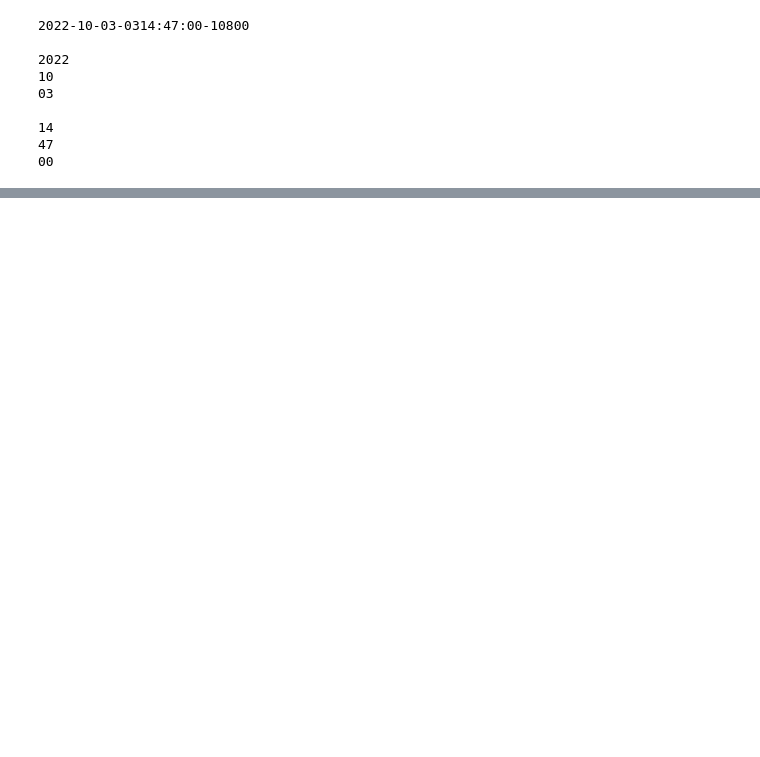
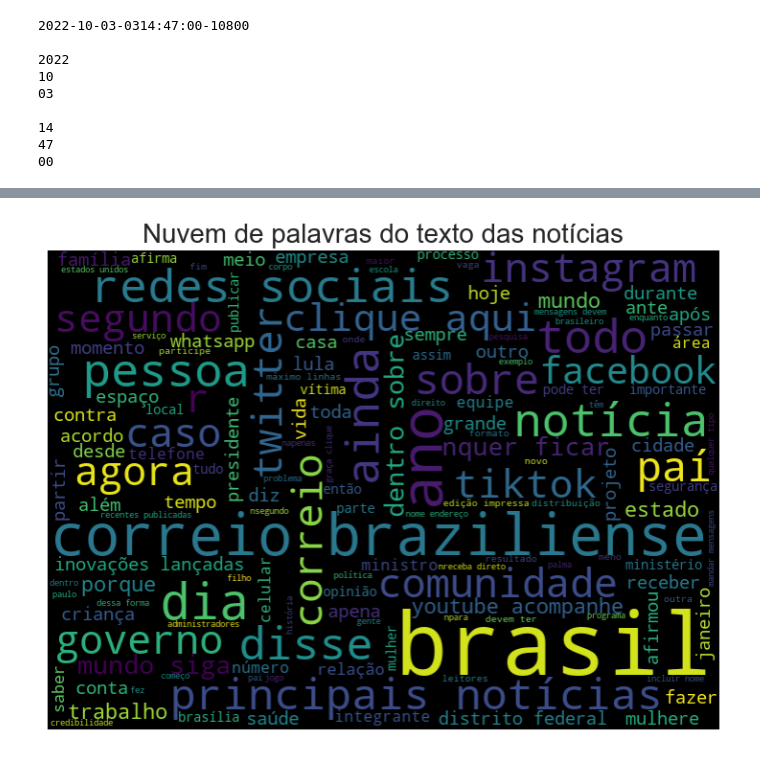
Before and after one commit to rafhaelom/monitoring-webscraping-newspaper, a Jupyter notebook: monitoramento_dados_webscraping_newspaper.ipynb, the cells around one changed output, grey strips where cells are left out. Drawn from its saved outputs; the diff is of its cells as text; code cells hidden in the pictures; blank space fills up the shorter version.

```diff
--- a/monitoramento_dados_webscraping_newspaper.ipynb
+++ b/monitoramento_dados_webscraping_newspaper.ipynb
@@ -452,0 +460,2 @@ memory usage: 1.3+ MB
+# %%
+text_texto = str(list(df_txt["TEXTO"])).replace(',', '').replace('[', '').replace("'", '').replace(']', '').replace('.', '').lower()
@@ -453,3 +513,14 @@ memory usage: 1.3+ MB
+# %%
+wordcloud = WordCloud(stopwords=stopwords, background_color = 'black', width = 700,  height = 500, max_words = 150).generate(text_texto)
+
+plt.figure( figsize=(12,5))
+plt.imshow(wordcloud, interpolation = 'bilinear')
+plt.axis('off')
+plt.tight_layout(pad=0)
+plt.title("Nuvem de palavras do texto das notícias", size=20)
+plt.show()
+# %% [output]
+[figure, added]
 # %%
 plt.figure(figsize=(12,6))
 sns.barplot(x=df_txt['DATA_PUBLICACAO_AUX'].value_counts().index,
```
Also changed, not shown: parts of 26 cells of this notebook, 1 other file.
